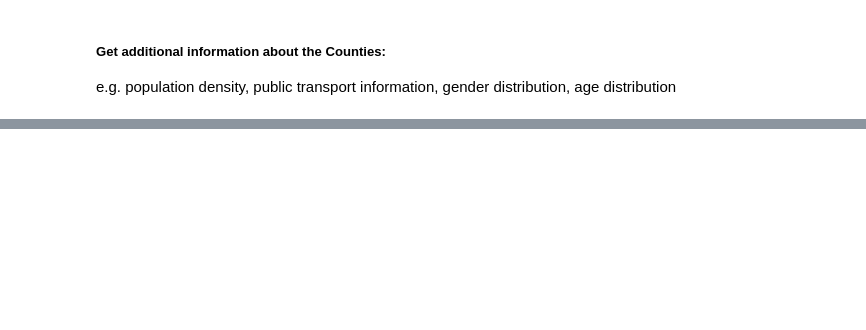
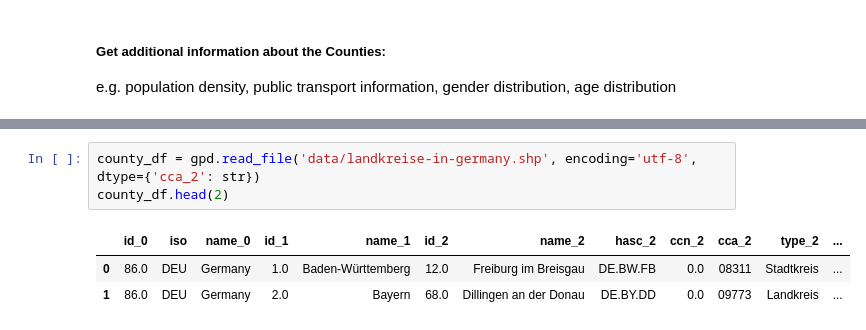
Before and after one commit to paulttt/SARS-CoV-2, a Jupyter notebook: Visualization.ipynb, the cells around one changed output, grey strips where cells are left out. Saved outputs shown, nothing was run; the diff lists cells and outputs as text; blank space fills up the shorter version.

```diff
--- a/Visualization.ipynb
+++ b/Visualization.ipynb
@@ -37,0 +43,7 @@ MapView(layout=Layout(height='400px', width='100%'))
+# %%
+county_df = gpd.read_file('data/landkreise-in-germany.shp', encoding='utf-8', dtype={'cca_2': str})
+county_df.head(2)
+# %% [output]
+|  | id_0 | iso | name_0 | id_1 | name_1 | id_2 | name_2 | hasc_2 | ccn_2 | cca_2 | type_2 | ... |
+| 0 | 86.0 | DEU | Germany | 1.0 | Baden-Württemberg | 12.0 | Freiburg im Breisgau | DE.BW.FB | 0.0 | 08311 | Stadtkreis | ... |
+| 1 | 86.0 | DEU | Germany | 2.0 | Bayern | 68.0 | Dillingen an der Donau | DE.BY.DD | 0.0 | 09773 | Landkreis | ... |
```
Also changed, not shown: parts of 11 cells of this notebook, 1 other file.
